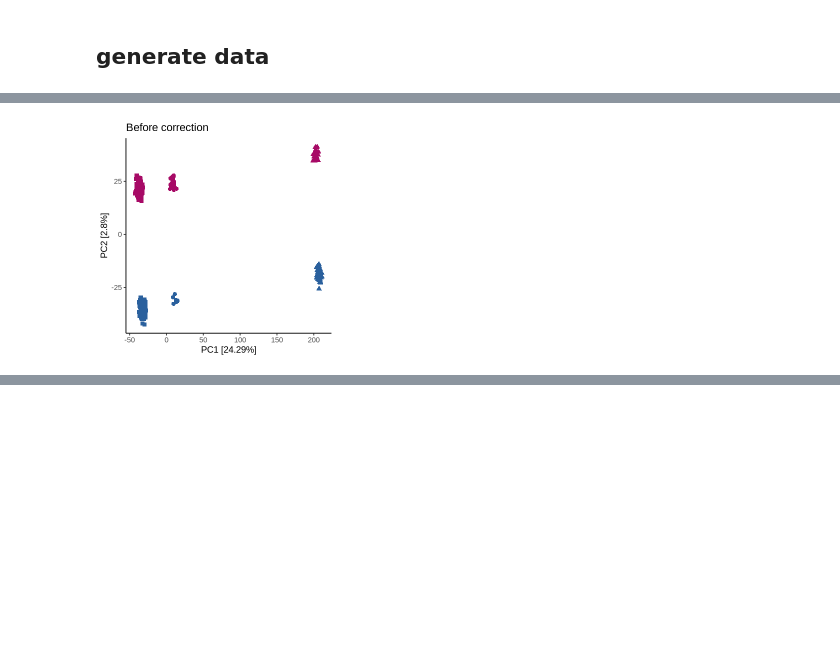
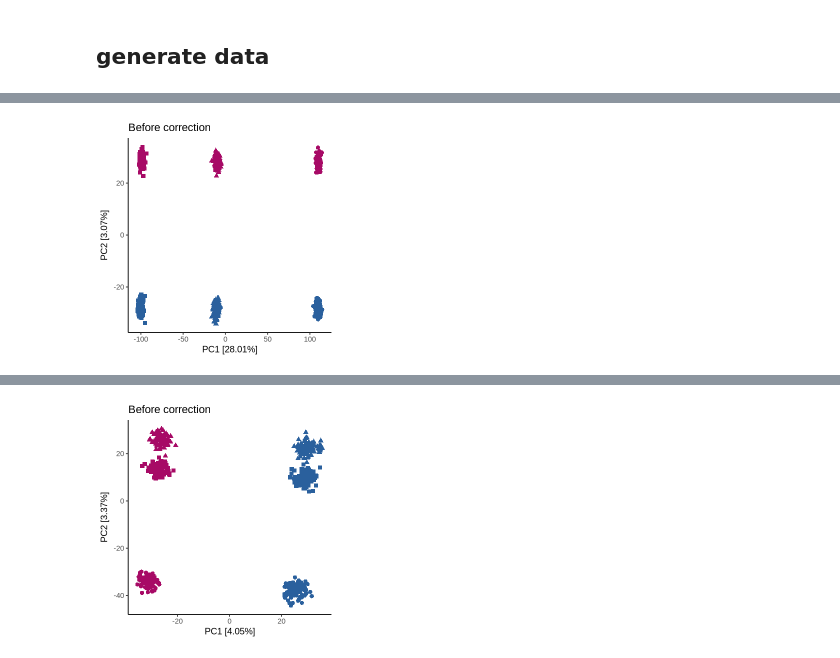
Before and after one commit to Freddsle/fedRBE, a Jupyter notebook: evaluation_data/simulated/00_data_simulation.ipynb, the cells around one changed output, grey strips where cells are left out. Drawn from its saved outputs; the diff is of its cells as text; code cells hidden in the pictures; blank space fills up the shorter version.

Commit message:
rerun simulated data anlaysis

```diff
--- a/evaluation_data/simulated/00_data_simulation.ipynb
+++ b/evaluation_data/simulated/00_data_simulation.ipynb
@@ -46,9 +46,9 @@ generate_metadata <- function(batch_info, mode){
 
 }
 # %%
-workdir <- "/home/yuliya/repos/other/removeBatch/evaluation_data/simulated/"
+workdir <- "/home/yuliya/repos/cosybio/removeBatch/evaluation_data/simulated/"
 
-number_of_runs = 1
+number_of_runs = 30
 
 mu_1 = 1.45
 mu_4 = 1.25
@@ -67,15 +67,18 @@ check_dirs <- function(workdir){
     }
 }
 # %%
-for (mode in c("balanced", #"mild_imbalanced" ,
-                "strong_imbalanced"
+for (mode in c("balanced",
+        "mild_imbalanced",
+        "strong_imbalanced"
     )){
+
     # select random seed
     set.seed(runif(1, 1, 10000))
     sub_path = mode
 
     # Set directories
     generated_data_directory <- paste0(workdir, sub_path, "/before/intermediate")
+    print(generated_data_directory)
     check_dirs(generated_data_directory)
 
     # Create metadata
@@ -88,13 +91,13 @@ for (mode in c("balanced", #"mild_imbalanced" ,
     # Set parameters for simulation
     col_frac_A = length(batch_info[batch_info$condition == "A",]$file) / 600
     col_frac_B = length(batch_info[batch_info$condition == "B",]$file) / 600
-    cat(col_frac_A, "\n")
-    cat(col_frac_B)
+    # cat(col_frac_A, "\n")
+    # cat(col_frac_B)
 
 
+    print(paste0("Run simulation for mode: ", mode))
     # Run simulation
     for(j in 1:number_of_runs){
-        i = 1
         print(paste0("Run number ", j))
         set.seed(runif(1, 1, 10000))
 
@@ -111,7 +114,7 @@ for (mode in c("balanced", #"mild_imbalanced" ,
 
         rownames(result) <- c(paste0("prt", 1:length(rownames(result))))
         dim(result)
-        cat("Number of DE proteins: ", number_DE, "\n", " Number of proteins: ", nrow(result), "\n")
+        print(paste0("Number of DE proteins: ", number_DE, "\n", " Number of proteins: ", nrow(result), "\n"))
 
         # second, add batch effects
         data_with_batch_effects <- add_batch_effect(result, batch_info)
@@ -121,43 +124,33 @@ for (mode in c("balanced", #"mild_imbalanced" ,
         # sum(is.na(data_with_batch_effects_missing)) / (nrow(data_with_batch_effects_missing) * ncol(data_with_batch_effects_missing))
         data_with_batch_effects_missing <- data_with_batch_effects
 
+        print(paste0(generated_data_directory, "/", j, "_intensities_data.tsv"))
+        # save data without missing values as one file
+        data_with_batch_effects %>% rownames_to_column("rowname") %>%
+            write.table(paste0(generated_data_directory, "/", j, "_intensities_data.tsv"), sep = "\t", row.names = FALSE)
+        # and data with them as one file
+        # write.table(data_with_batch_effects_missing, paste0(generated_data_directory, "/", j, "_intensities_data_missing.tsv"), sep = "\t")
+        # and data without batch effects as one file
+        result %>% rownames_to_column("rowname") %>%
+            write.table(paste0(generated_data_directory, "/", j, "_intensities_data_no_batch.tsv"), sep = "\t", row.names = FALSE)
 
-        # #write data for each lab
-        # write.table(as.data.frame(data_with_batch_effects_missing[, batch_info[batch_info$batch == "batch1",]$file]) %>% rownames_to_column("rowname"),
-        #             # paste0(generated_data_directory, "/",  j, "_lab_1_intensities_data.tsv"), sep = "\t")
-        #             paste0(workdir, sub_path, "/before/lab1/intensities.tsv"), sep = "\t", row.names = FALSE)
-        # write.table(batch_info[batch_info$batch == "batch1",] %>% select(file, condition),
-        #             paste0(workdir, sub_path, "/before/lab1/design.tsv"), sep = "\t", row.names = FALSE)
-
-        # write.table(as.data.frame(data_with_batch_effects_missing[, batch_info[batch_info$batch == "batch2",]$file]) %>% rownames_to_column("rowname"),
-        #             # paste0(generated_data_directory, "/",  j, "_lab_2_intensities_data.tsv"), sep = "\t")
-        #             paste0(workdir, sub_path, "/before/lab2/intensities.tsv"), sep = "\t", row.names = FALSE)
-        # write.table(batch_info[batch_info$batch == "batch2",] %>% select(file, condition),
-        #             paste0(workdir, sub_path, "/before/lab2/design.tsv"), sep = "\t", row.names = FALSE)
-
-        # write.table(as.data.frame(data_with_batch_effects_missing[, batch_info[batch_info$batch == "batch3",]$file]) %>% rownames_to_column("rowname"),
-        #             # paste0(generated_data_directory, "/",  j, "_lab_3_intensities_data.tsv"), sep = "\t")
-        #             paste0(workdir, sub_path, "/before/lab3/intensities.tsv"), sep = "\t", row.names = FALSE)
-        # write.table(batch_info[batch_info$batch == "batch3",] %>% select(file, condition),
-        #             paste0(workdir, sub_path, "/before/lab3/design.tsv"), sep = "\t", row.names = FALSE)
-
-        # # save data without missing values as one file
-        # write.table(data_with_batch_effects, paste0(generated_data_directory, "/", j, "_intensities_data.tsv"), sep = "\t")
-        # # and data with them as one file
-        # write.table(data_with_batch_effects_missing, paste0(generated_data_directory, "/", j, "_intensities_data_missing.tsv"), sep = "\t")
-        # # and data without batch effects as one file
-        # write.table(result, paste0(generated_data_directory, "/", j, "_intensities_data_no_batch.tsv"), sep = "\t")
-
-        options(repr.plot.width=4, repr.plot.height=4)
-        plot <- pca_plot(
-            data_with_batch_effects_missing, batch_info,
-            title = paste("Before correction"),
-            quantitative_col_name = "file",
-            col_col = "condition", shape_col="batch", show_legend=F, cbPalette=c("#a70a66", "#2a609d"))
-        print(plot)
+        if(j %% 10 == 0){
+            print(paste0("Run number ", j))
+            options(repr.plot.width=4, repr.plot.height=4)
+            plot <- pca_plot(
+                data_with_batch_effects_missing, batch_info,
+                title = paste("Before correction"),
+                quantitative_col_name = "file",
+                col_col = "condition", shape_col="batch", show_legend=F, cbPalette=c("#a70a66", "#2a609d"))
+            print(plot)
+        }
 
     }
+    batch_info$lab <- mutate(batch_info,
+        lab =ifelse(batch == "batch1", "lab1",
+            ifelse(batch == "batch2", "lab2", "lab3")))$lab
+    batch_info$batch <- NULL
     # write batch info
-    # write.table(batch_info, paste0(generated_data_directory, "/batch_info.tsv"), sep = "\t")
+    write.table(batch_info, paste0(workdir, "/", mode, "/all_metadata.tsv"), sep = "\t")
 }
 # %% [output]
@@ -183 +213 @@ Number of DE proteins:  2400
-[figure, old version]
+[figure, new version]
@@ -183,0 +231 @@ Number of DE proteins:  2400
+[figure, added]
```
Also changed, not shown: parts of 1 cell of this notebook, 30 other files.
